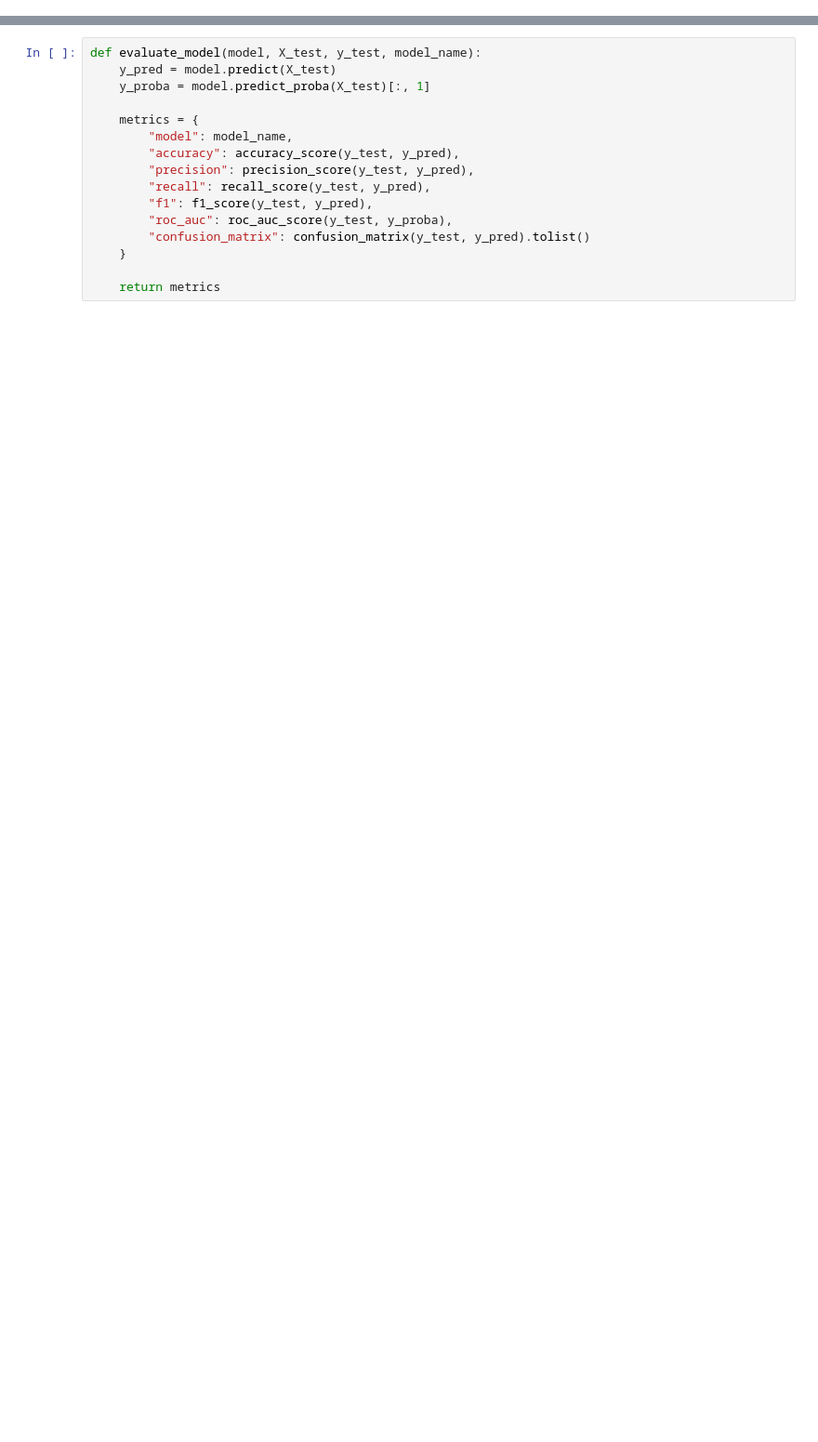
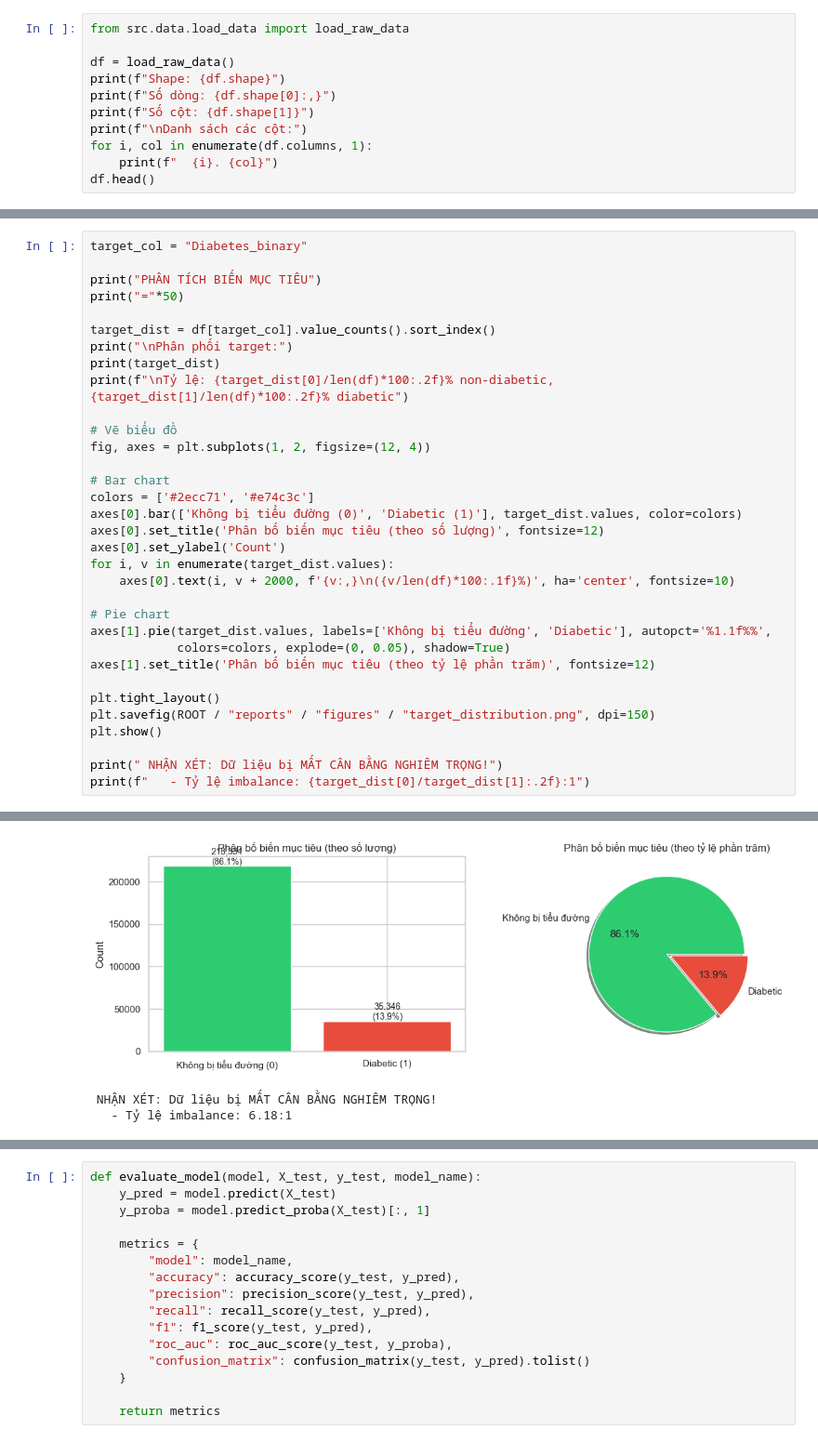
Before and after one commit to bngcVu/diabetes-classification-mining, a Jupyter notebook: notebooks/02_preprocessing_modeling.ipynb, the cells around one changed output, grey strips where cells are left out. Shown at 93% size. Cells and saved outputs as stored; diff of their text form; blank space fills up the shorter version.

```diff
--- a/notebooks/02_preprocessing_modeling.ipynb
+++ b/notebooks/02_preprocessing_modeling.ipynb
@@ -439,0 +93,11 @@ print(feature_scores.head(15).to_string(index=False))
+# %%
+from src.data.load_data import load_raw_data
+
+df = load_raw_data()
+print(f"Shape: {df.shape}")
+print(f"Số dòng: {df.shape[0]:,}")
+print(f"Số cột: {df.shape[1]}")
+print(f"\nDanh sách các cột:")
+for i, col in enumerate(df.columns, 1):
+    print(f"  {i}. {col}")
+df.head()
@@ -439,0 +180,34 @@ print(feature_scores.head(15).to_string(index=False))
+# %%
+target_col = "Diabetes_binary"
+
+print("PHÂN TÍCH BIẾN MỤC TIÊU")
+print("="*50)
+
+target_dist = df[target_col].value_counts().sort_index()
+print("\nPhân phối target:")
+print(target_dist)
+print(f"\nTỷ lệ: {target_dist[0]/len(df)*100:.2f}% non-diabetic, {target_dist[1]/len(df)*100:.2f}% diabetic")
+
+# Vẽ biểu đồ
+fig, axes = plt.subplots(1, 2, figsize=(12, 4))
+
+# Bar chart
+colors = ['#2ecc71', '#e74c3c']
+axes[0].bar(['Không bị tiểu đường (0)', 'Diabetic (1)'], target_dist.values, color=colors)
+axes[0].set_title('Phân bố biến mục tiêu (theo số lượng)', fontsize=12)
+axes[0].set_ylabel('Count')
+for i, v in enumerate(target_dist.values):
+    axes[0].text(i, v + 2000, f'{v:,}\n({v/len(df)*100:.1f}%)', ha='center', fontsize=10)
+
+# Pie chart
+axes[1].pie(target_dist.values, labels=['Không bị tiểu đường', 'Diabetic'], autopct='%1.1f%%',
+            colors=colors, explode=(0, 0.05), shadow=True)
+axes[1].set_title('Phân bố biến mục tiêu (theo tỷ lệ phần trăm)', fontsize=12)
+
+plt.tight_layout()
+plt.savefig(ROOT / "reports" / "figures" / "target_distribution.png", dpi=150)
+plt.show()
+
+print(" NHẬN XÉT: Dữ liệu bị MẤT CÂN BẰNG NGHIÊM TRỌNG!")
+print(f"   - Tỷ lệ imbalance: {target_dist[0]/target_dist[1]:.2f}:1")
+# %% [output]
@@ -439,0 +224,3 @@ print(feature_scores.head(15).to_string(index=False))
+[figure, added]
+ NHẬN XÉT: Dữ liệu bị MẤT CÂN BẰNG NGHIÊM TRỌNG!
+   - Tỷ lệ imbalance: 6.18:1
```
Also changed, not shown: parts of 162 cells of this notebook, 22 other files.
